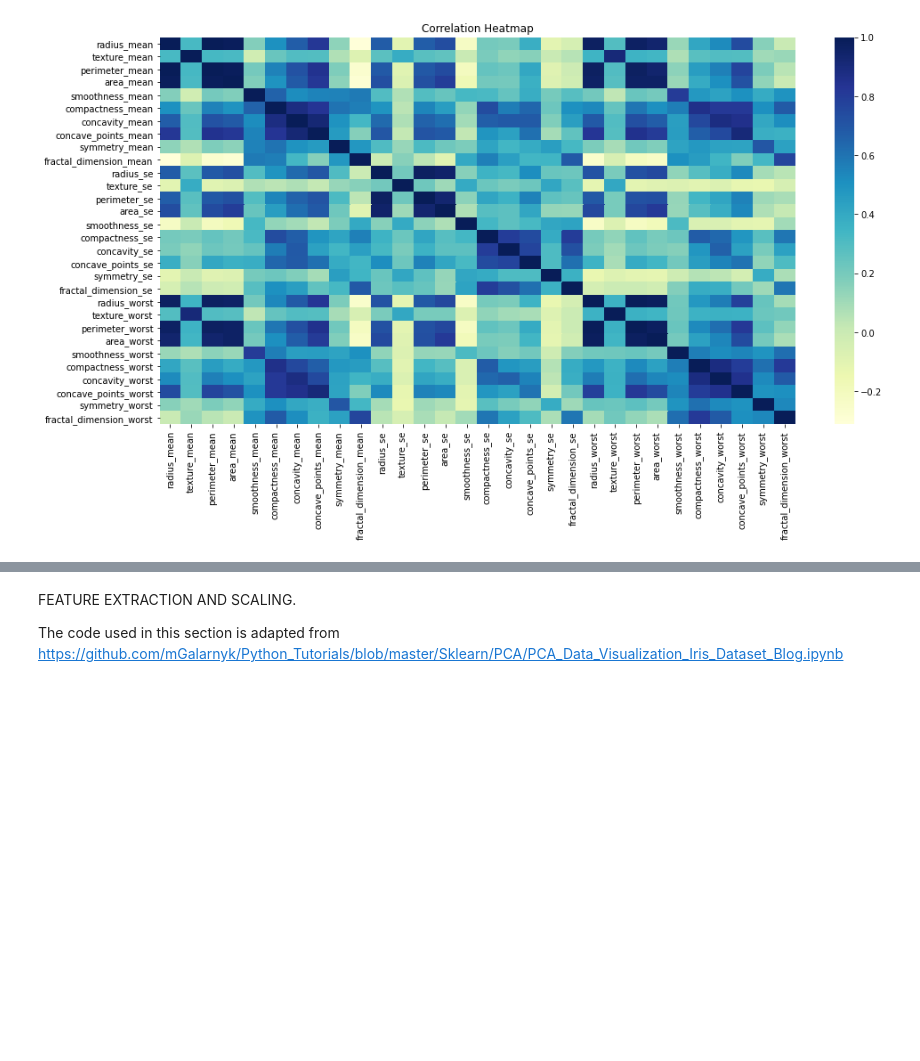
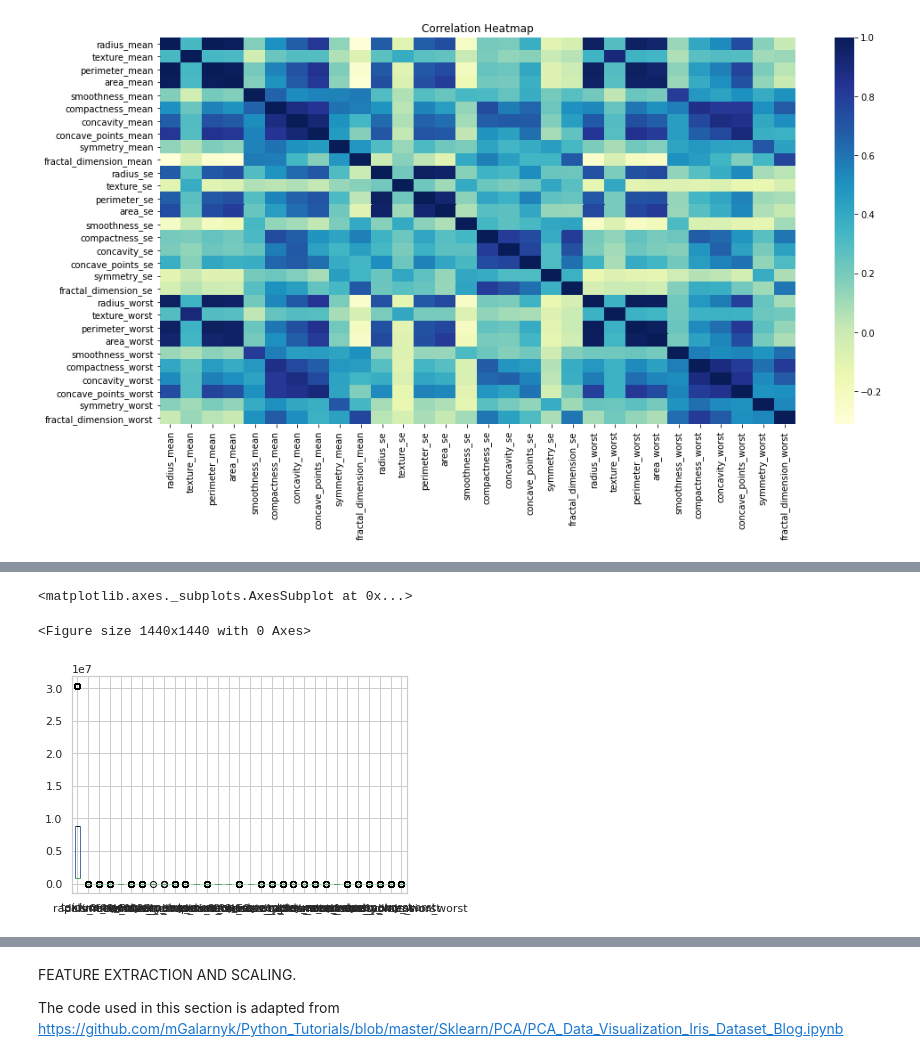
Before and after one commit to Kibika/Causal_Inference, a Jupyter notebook: notebooks/causal_inference.ipynb, the cells around one changed output, grey strips where cells are left out. Cells and saved outputs as stored; diff of their text form; code cells hidden in the pictures; blank space fills up the shorter version.

```diff
--- a/notebooks/causal_inference.ipynb
+++ b/notebooks/causal_inference.ipynb
@@ -193,0 +292,16 @@ Text(0.5, 1.0, 'Correlation Heatmap')
+# %%
+#outlier detection and replacement by median
+def outlier(df):
+  column_name=list(df.columns[2:])
+  for i in column_name:
+    upper_quartile=df[i].quantile(0.75)
+    lower_quartile=df[i].quantile(0.25)
+    df[i]=np.where(df[i]>upper_quartile,df[i].mean(),np.where(df[i]<lower_quartile,df[i].median(),df[i]))
+  return df
+# %%
+plt.figure(figsize=(20, 20))
+outlier(dataset).plot(kind='box')
+# %% [output]
+<matplotlib.axes._subplots.AxesSubplot at 0x...>
+<Figure size 1440x1440 with 0 Axes>
+[figure, added]
```
Also changed, not shown: parts of 37 cells of this notebook.
